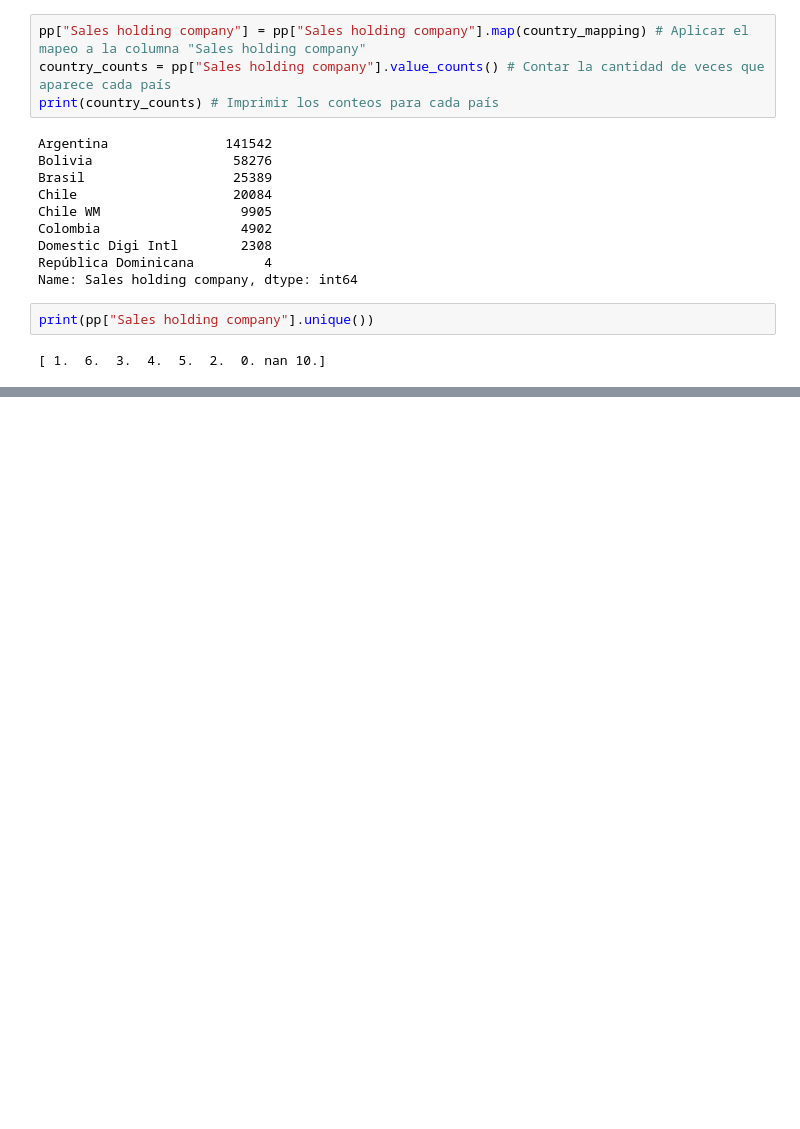
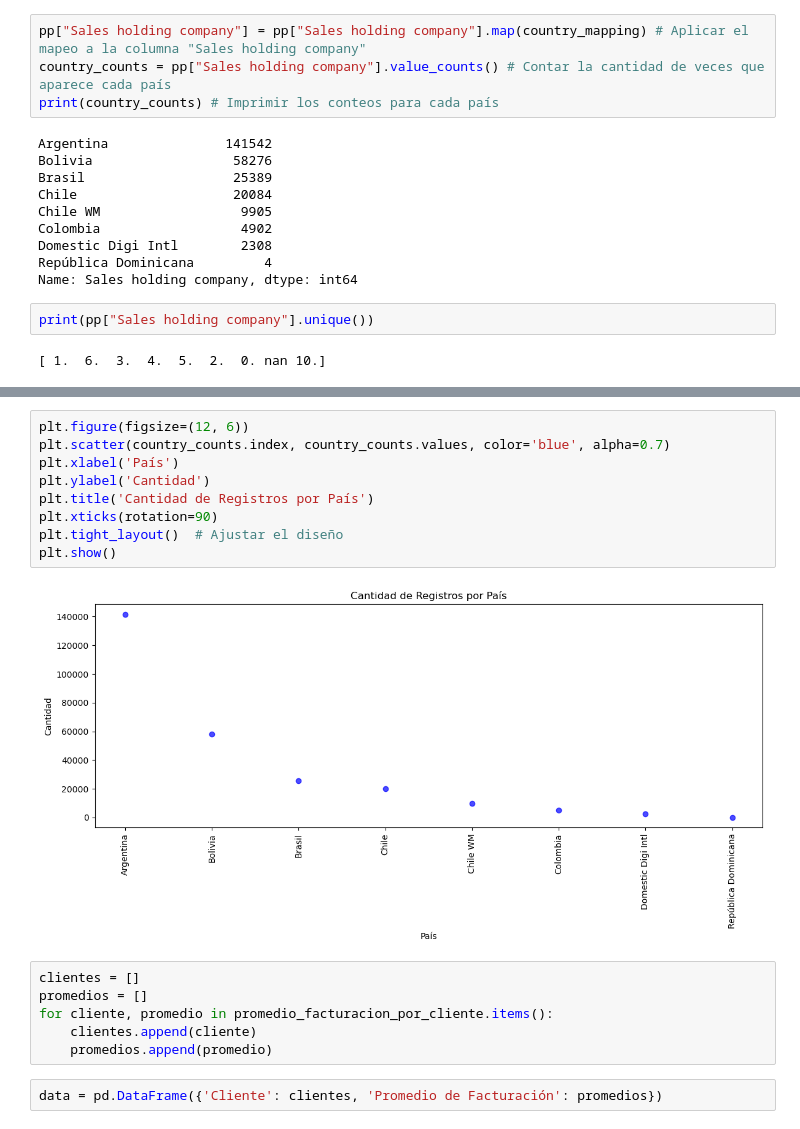
Before and after one commit to johvazquez/IngeniasJaquelineVazquez, a Jupyter notebook: Segunda Entrega - grupo 5/Pautas publicitarias.ipynb, the cells around one changed output, grey strips where cells are left out. Drawn from its saved outputs; the diff is of its cells as text; blank space fills up the shorter version.

```diff
--- a/Segunda Entrega - grupo 5/Pautas publicitarias.ipynb
+++ b/Segunda Entrega - grupo 5/Pautas publicitarias.ipynb
@@ -221,0 +305,19 @@ print(pp["Sales holding company"].unique())
+# %%
+plt.figure(figsize=(12, 6))
+plt.scatter(country_counts.index, country_counts.values, color='blue', alpha=0.7)
+plt.xlabel('País')
+plt.ylabel('Cantidad')
+plt.title('Cantidad de Registros por País')
+plt.xticks(rotation=90)
+plt.tight_layout()  # Ajustar el diseño
+plt.show()
+# %% [output]
+[figure, added]
+# %%
+clientes = []
+promedios = []
+for cliente, promedio in promedio_facturacion_por_cliente.items():
+    clientes.append(cliente)
+    promedios.append(promedio)
+# %%
+data = pd.DataFrame({'Cliente': clientes, 'Promedio de Facturación': promedios})
```
Also changed, not shown: parts of 15 cells of this notebook.
